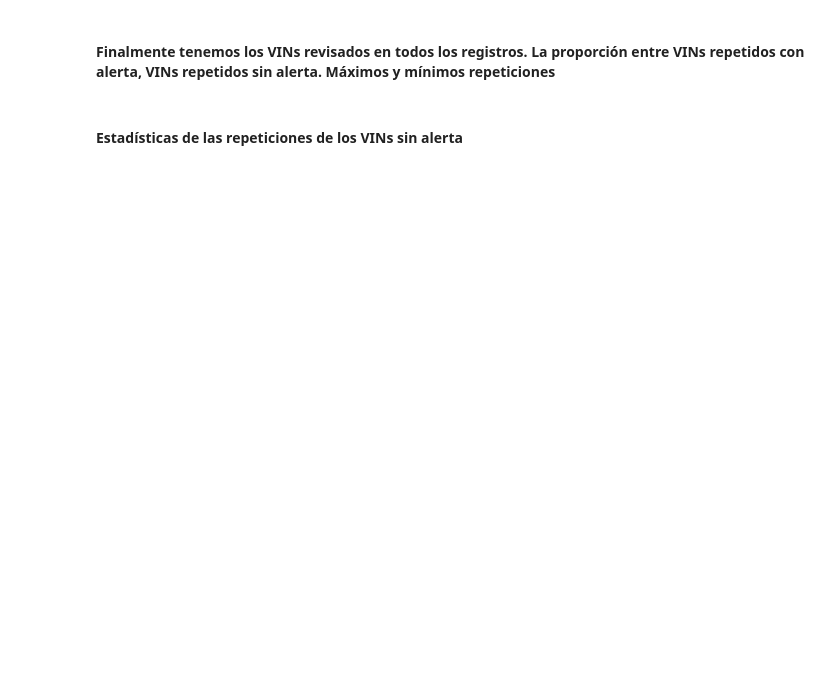
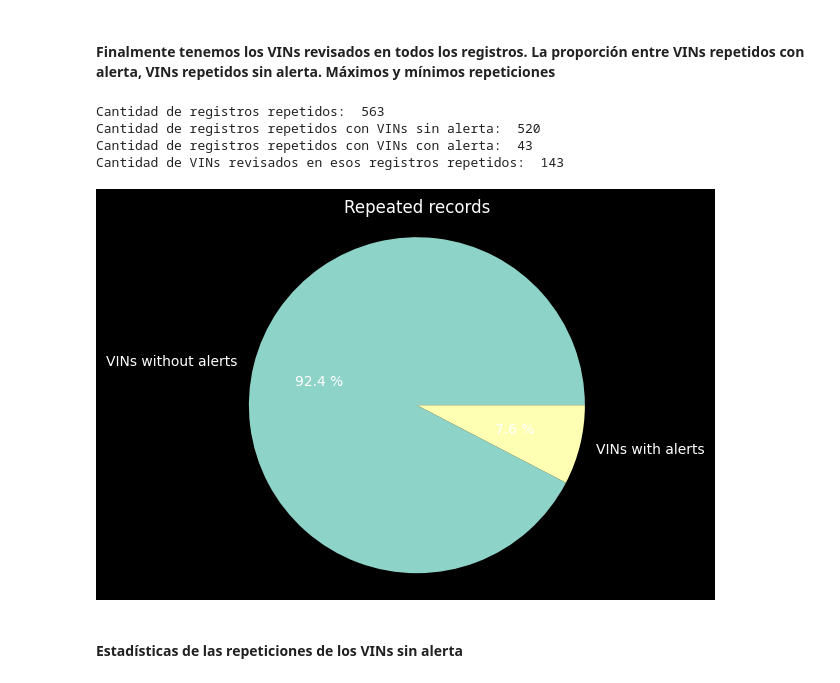
Before and after one commit to BranCF/microservices_consults, a Jupyter notebook: script1.ipynb, the cells around one changed output. Saved outputs shown, nothing was run; the diff lists cells and outputs as text; code cells hidden in the pictures; blank space fills up the shorter version.

```diff
--- a/script1.ipynb
+++ b/script1.ipynb
@@ -203,16 +289,22 @@ plt.show()
 # %% [markdown]
 <h4>Finalmente tenemos los VINs revisados en todos los registros. La proporción entre VINs repetidos con alerta, VINs repetidos sin alerta. Máximos y mínimos repeticiones</h4>
 # %%
-print('Cantidad de registros repetidos: ', goodRepeatedRecords + badRepeatedRecords)
-print('Cantidad de registros repetidos con VINs sin alerta: ', goodRepeatedRecords)
-print('Cantidad de registros repetidos con VINs con alerta: ', badRepeatedRecords)
-print('Cantidad de VINs revisados en esos registros repetidos: ', list(badVinsFrame.count() + goodVinsFrame.count())[1])
-repetitionProportion = [goodRepeatedRecords, badRepeatedRecords]
+print('Cantidad de registros repetidos: ', diagnoseVins(df)['goodRepeatedRecords'] + diagnoseVins(df)['badRepeatedRecords'])
+print('Cantidad de registros repetidos con VINs sin alerta: ', diagnoseVins(df)['goodRepeatedRecords'])
+print('Cantidad de registros repetidos con VINs con alerta: ', diagnoseVins(df)['badRepeatedRecords'])
+print('Cantidad de VINs revisados en esos registros repetidos: ', list(diagnoseVins(df)['badVinsFrame'].count() + diagnoseVins(df)['goodVinsFrame'].count())[1])
+repetitionProportion = [diagnoseVins(df)['goodRepeatedRecords'], diagnoseVins(df)['badRepeatedRecords']]
 labelsRepetition = ['VINs without alerts', 'VINs with alerts']
 plt.pie(repetitionProportion, labels=labelsRepetition, autopct="%0.1f %%")
 plt.axis("equal")
 plt.title('Repeated records')
 plt.show()
+# %% [output]
+Cantidad de registros repetidos:  563
+Cantidad de registros repetidos con VINs sin alerta:  520
+Cantidad de registros repetidos con VINs con alerta:  43
+Cantidad de VINs revisados en esos registros repetidos:  143
+[figure, added]
 # %% [markdown]
 <h4>Estadísticas de las repeticiones de los VINs sin alerta</h4>
 # %%
```
Also changed, not shown: parts of 29 cells of this notebook, 2 other files.
